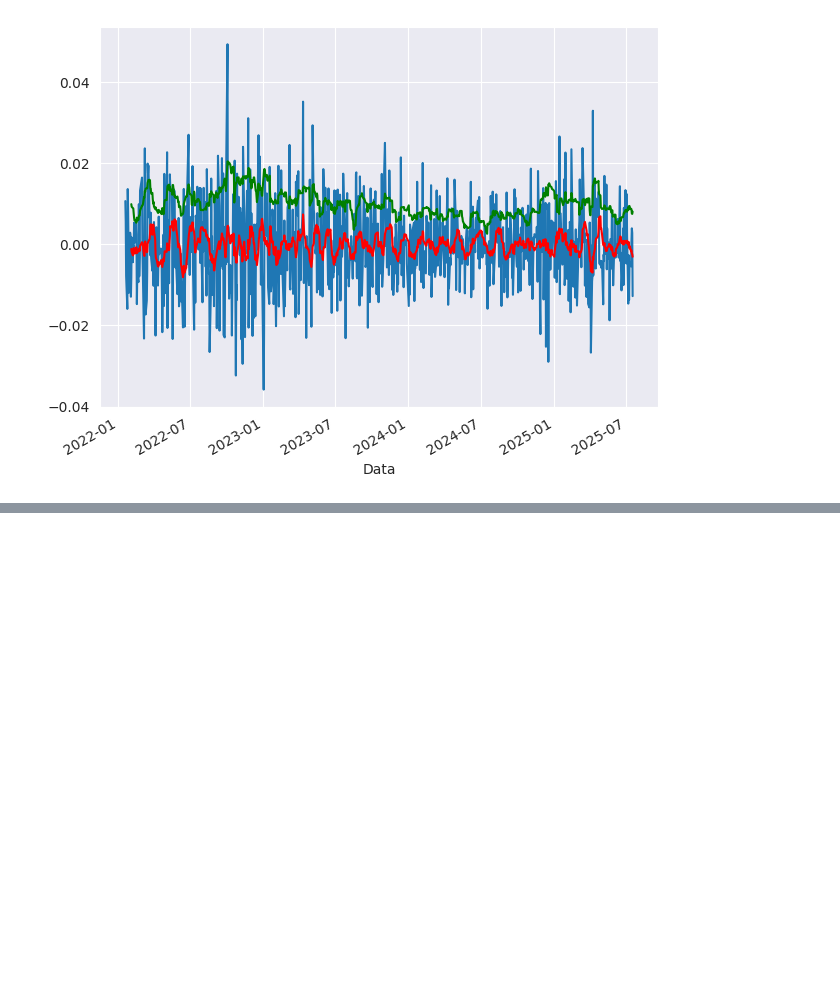
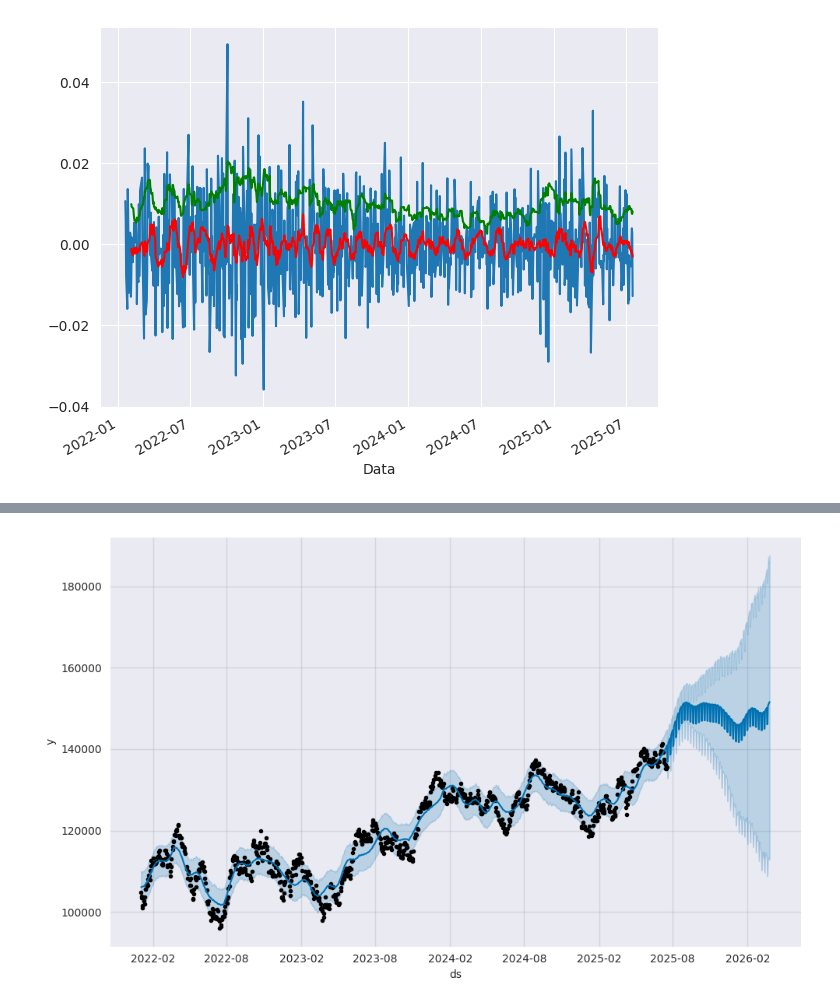
Before and after one commit to paulopetrillo/FIAP_TECH_CHALENGE_01, a Jupyter notebook: TECH_CHALENGE_01.ipynb, the cells around one changed output, grey strips where cells are left out. Cells and saved outputs as stored; diff of their text form; code cells hidden in the pictures; blank space fills up the shorter version.

Commit message:
Versão com Prophet.

```diff
--- a/TECH_CHALENGE_01.ipynb
+++ b/TECH_CHALENGE_01.ipynb
@@ -440,0 +546,11 @@ Valores críticos:
+# %%
+# biblioteca prophet trabalh com apenas 2 colunas chamadas DS e Y.
+
+# Apaga colunas 'High', 'Low', 'Close' e 'Volume'
+df_dados_prophet.drop(labels=['High', 'Low', 'Close', 'Volume'], axis=1, inplace=True)
+
+#renomeia colunas 'Date' e 'Open'.
+df_dados_prophet.rename(columns={'Date':'ds', 'Open':'y'}, inplace=True)
+
+# mostra dados
+df_dados_prophet.head()
@@ -440,0 +599,5 @@ Valores críticos:
+# %%
+# Roda o algoritmo "fit" para contruir um modelo preditivo.
+m = Prophet()
+df_dados_prophet['ds'] = df_dados_prophet['ds'].dt.tz_localize(None)
+m.fit(df_dados_prophet)
@@ -440,0 +616,4 @@ Valores críticos:
+# %%
+# Python
+future = m.make_future_dataframe(periods=252)
+future.tail()
@@ -440,0 +627,3 @@ Valores críticos:
+# %%
+forecast = m.predict(future)
+forecast[['ds', 'yhat', 'yhat_lower', 'yhat_upper']].tail()
@@ -440,0 +637,4 @@ Valores críticos:
+# %%
+fig1 = m.plot(forecast)
+# %% [output]
+[figure, added]
```
Also changed, not shown: parts of 15 cells of this notebook.
